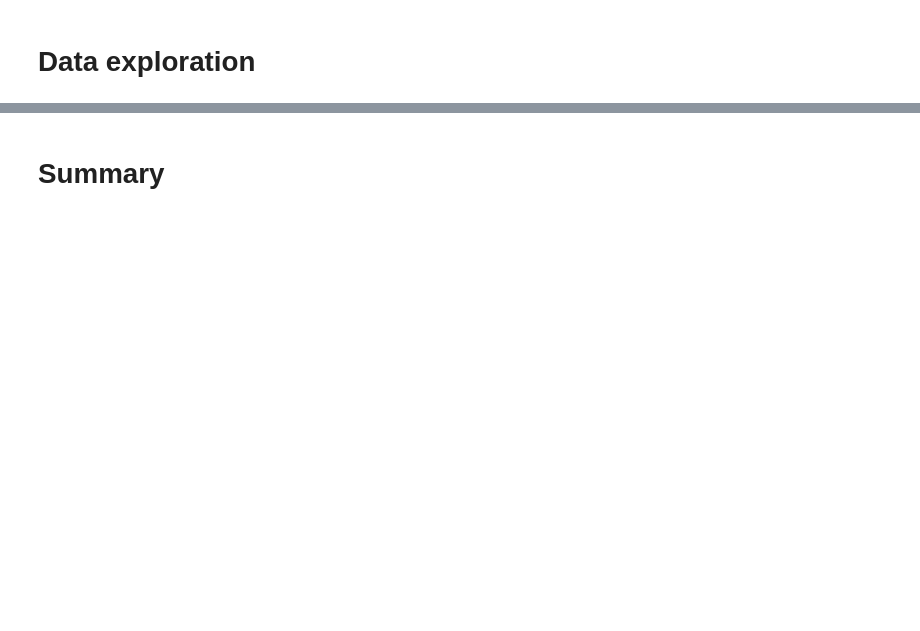
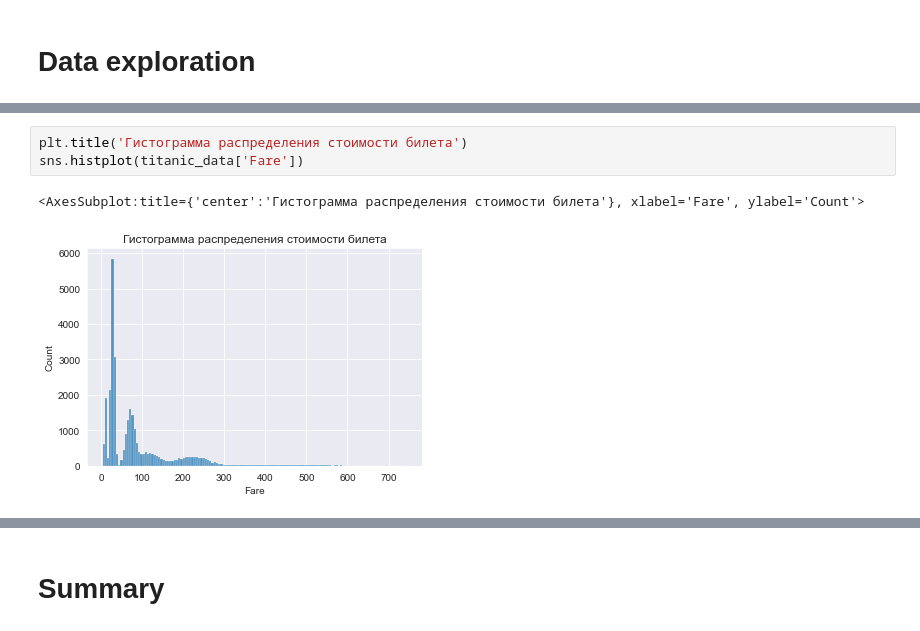
Before and after one commit to zappaz00/2_data_exploration, a Jupyter notebook: eda.ipynb, the cells around one changed output, grey strips where cells are left out. Drawn from its saved outputs; the diff is of its cells as text; blank space fills up the shorter version.

```diff
--- a/eda.ipynb
+++ b/eda.ipynb
@@ -30,0 +116,6 @@ titanic_data.head()
+# %%
+plt.title('Гистограмма распределения стоимости билета')
+sns.histplot(titanic_data['Fare'])
+# %% [output]
+<AxesSubplot:title={'center':'Гистограмма распределения стоимости билета'}, xlabel='Fare', ylabel='Count'>
+[figure, added]
```
Also changed, not shown: parts of 20 cells of this notebook.
